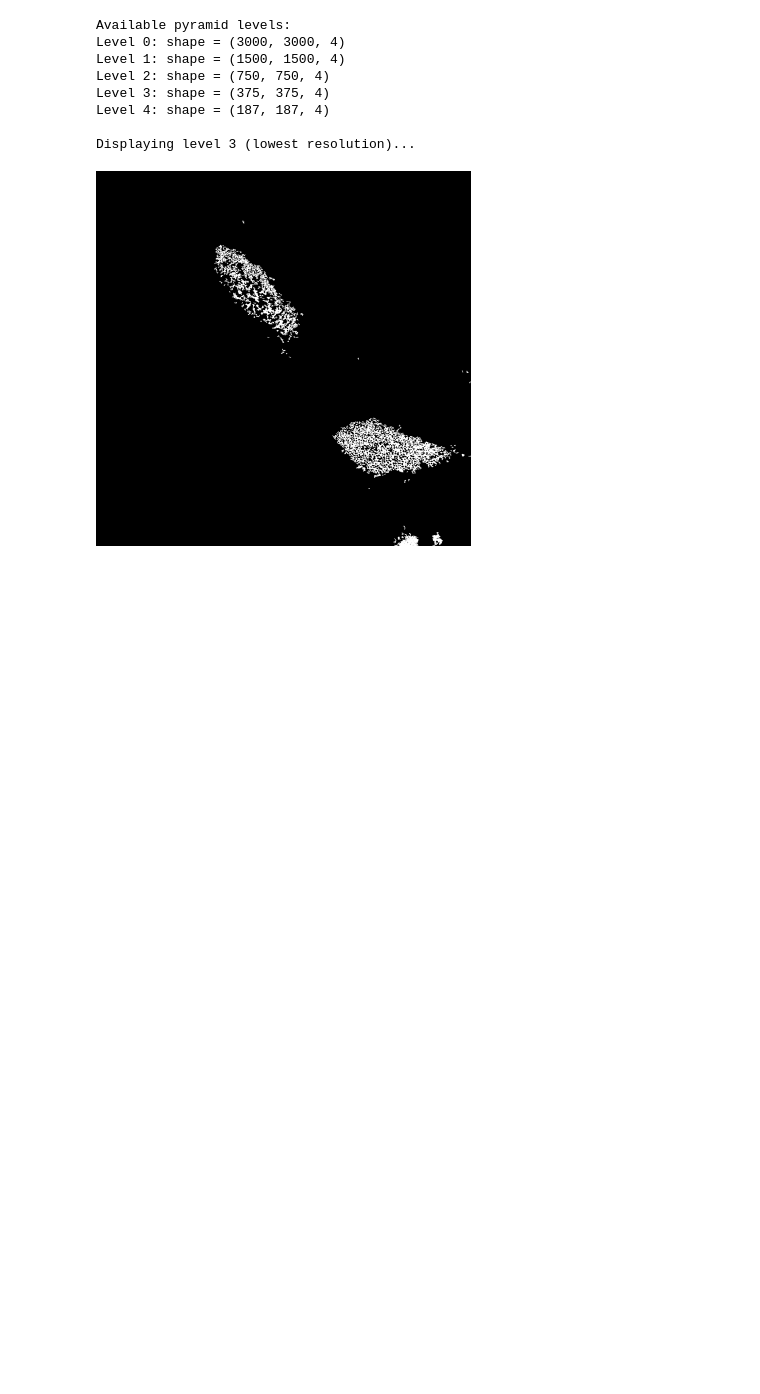
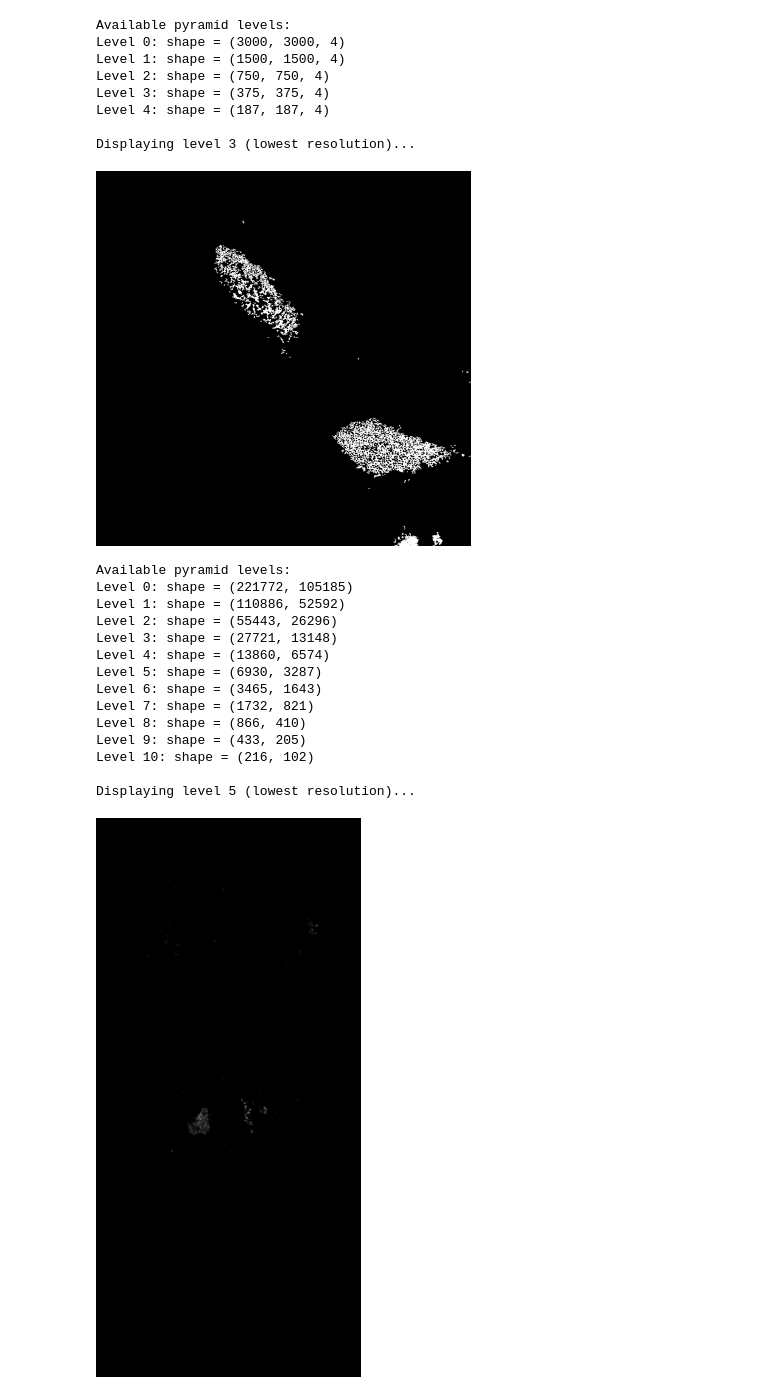
Before and after one commit to RationAI/nuclei-graph-transformer, a Jupyter notebook: amacr_mask/test.ipynb, the cells around one changed output. Saved outputs shown, nothing was run; the diff lists cells and outputs as text; code cells hidden in the pictures; blank space fills up the shorter version.

Commit message:
feat: refine mask

```diff
--- a/amacr_mask/test.ipynb
+++ b/amacr_mask/test.ipynb
@@ -45,7 +45,7 @@ from IPython.display import display
 
 tiff_path = "/home/jovyan/nuclei-graph-transformer/amacr_mask/input/crop_shadow.tiff"
 
-def show_tiff_pyramid(tiff_path):
+def show_tiff_pyramid(tiff_path, level_index=3):
     with tifffile.TiffFile(tiff_path) as tif:
         series = tif.series[0]
 
@@ -53,7 +53,6 @@ def show_tiff_pyramid(tiff_path):
         for i, level in enumerate(series.levels):
             print(f"Level {i}: shape = {level.shape}")
 
-        level_index = 3
         print(f"\nDisplaying level {level_index} (lowest resolution)...")
 
         arr = series.levels[level_index].asarray()
@@ -116,3 +115,22 @@ Level 4: shape = (187, 187, 4)
 
 Displaying level 3 (lowest resolution)...
 [figure]
+# %%
+processed_slide_path = "/home/jovyan/nuclei-graph-transformer/amacr_mask/mask/2025_09852-01-02-05-AMACR.tiff"
+show_tiff_pyramid(processed_slide_path, level_index=5)
+# %% [output]
+Available pyramid levels:
+Level 0: shape = (221772, 105185)
+Level 1: shape = (110886, 52592)
+Level 2: shape = (55443, 26296)
+Level 3: shape = (27721, 13148)
+Level 4: shape = (13860, 6574)
+Level 5: shape = (6930, 3287)
+Level 6: shape = (3465, 1643)
+Level 7: shape = (1732, 821)
+Level 8: shape = (866, 410)
+Level 9: shape = (433, 205)
+Level 10: shape = (216, 102)
+
+Displaying level 5 (lowest resolution)...
+[figure, added]
```
Also changed, not shown: parts of 5 cells of this notebook, 3 other files.
